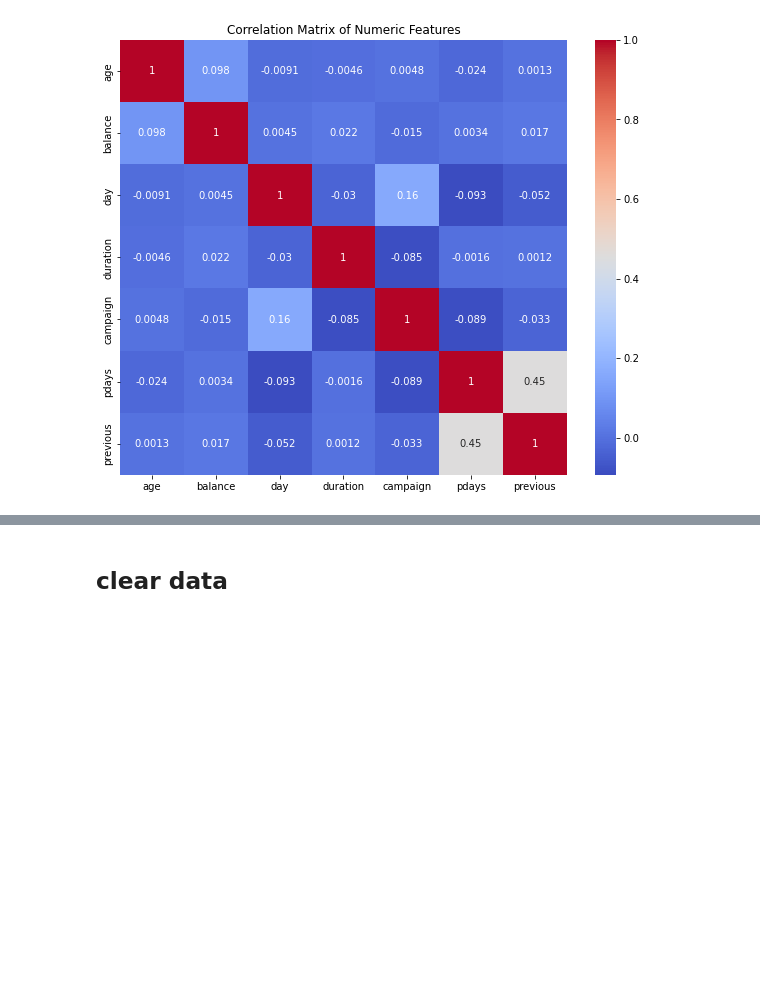
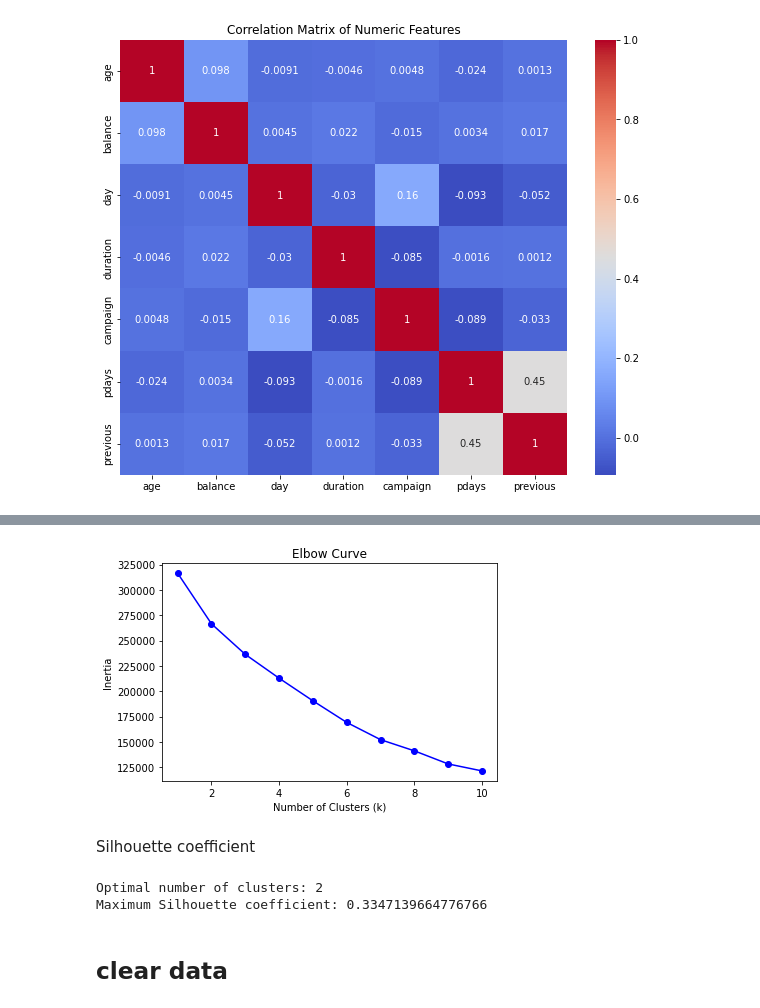
Before and after one commit to asahium/SAS_Project, a Jupyter notebook: main.ipynb, the cells around one changed output, grey strips where cells are left out. Drawn from its saved outputs; the diff is of its cells as text; code cells hidden in the pictures; blank space fills up the shorter version.

```diff
--- a/main.ipynb
+++ b/main.ipynb
@@ -176,3 +220,48 @@ plt.show()
+# %%
+# Create a DataFrame with only the numeric features
+numeric_df = df[numeric_features]
+
+# Perform K-means clustering with the elbow method
+inertia = []
+k_values = range(1, 11)  # Test different values of k
+
+for k in k_values:
+    kmeans = KMeans(n_clusters=k, random_state=42)
+    kmeans.fit(scaled_numeric)
+    inertia.append(kmeans.inertia_)
+# %%
+# Plot the elbow curve
+plt.plot(k_values, inertia, 'bo-')
+plt.xlabel('Number of Clusters (k)')
+plt.ylabel('Inertia')
+plt.title('Elbow Curve')
+plt.show()
+# %% [output]
+[figure, added]
+# %% [markdown]
+Silhouette coefficient
+# %%
+k_values = range(2, 11)
+
+# Calculate the Silhouette coefficient for each k value
+silhouette_scores = []
+
+for k in k_values:
+    kmeans = KMeans(n_clusters=k, random_state=42)
+    labels = kmeans.fit_predict(scaled_numeric)
+    silhouette_avg = silhouette_score(scaled_numeric, labels)
+    silhouette_scores.append(silhouette_avg)
+
+# Find the optimal number of clusters based on the maximum Silhouette coefficient
+optimal_k = k_values[np.argmax(silhouette_scores)]
+max_silhouette = max(silhouette_scores)
+
+# Print the results
+print(f"Optimal number of clusters: {optimal_k}")
+print(f"Maximum Silhouette coefficient: {max_silhouette}")
+# %% [output]
+Optimal number of clusters: 2
+Maximum Silhouette coefficient: 0.3347139664776766
 # %% [markdown]
 ## clear data
 # %%
```
Also changed, not shown: parts of 4 cells of this notebook.
